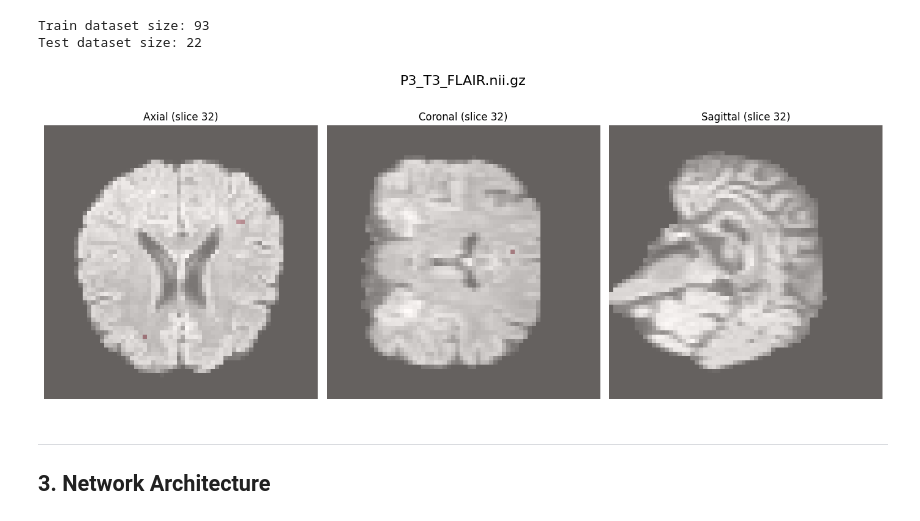
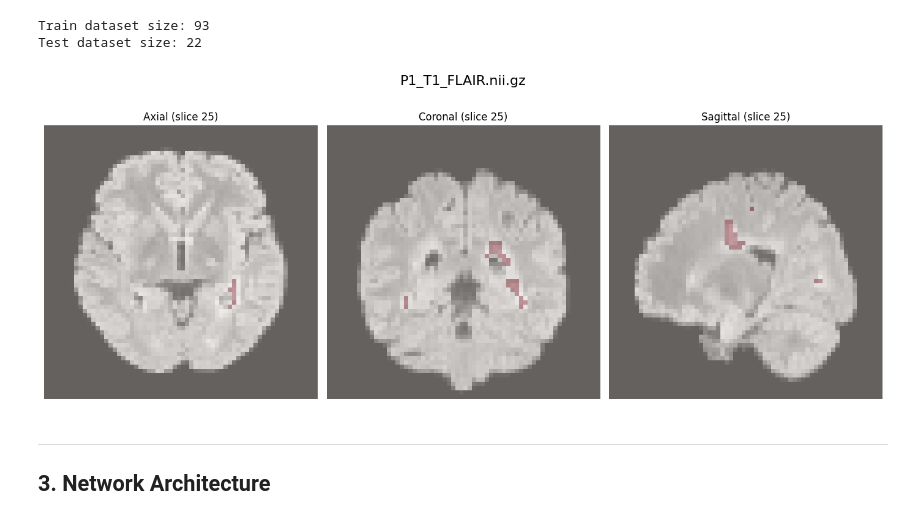
Before and after one commit to METZOTOURE/PRJIAV-Segmentation, a Jupyter notebook: unet_seg.ipynb, the cells around one changed output. Saved outputs shown, nothing was run; the diff lists cells and outputs as text; code cells hidden in the pictures.

Commit message:
update: update on plots

```diff
--- a/unet_seg.ipynb
+++ b/unet_seg.ipynb
@@ -198,11 +198,11 @@ print(f"Test dataset size: {len(test_dataset)}")
 Train dataset size: 93
 Test dataset size: 22
 # %%
-img, mask, path = train_dataset[45]
+img, mask, path = train_dataset[0]
 
-utils.show_3d_views(img, mask, title=os.path.basename(path))
+utils.show_3d_views(img, mask, slice_idx=(25, 25, 25), title=os.path.basename(path))
 # %% [output]
-[figure, old version]
+[figure, new version]
 # %% [markdown]
 ---
 
```
Also changed, not shown: parts of 5 cells of this notebook, 1 other file.
